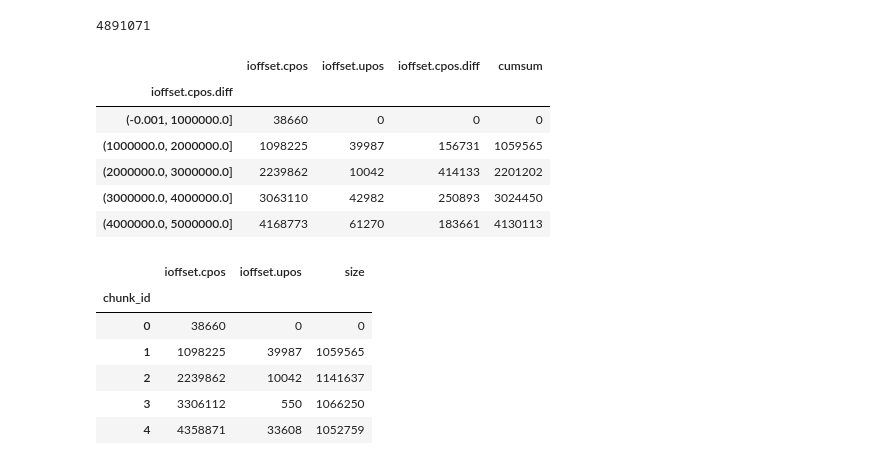
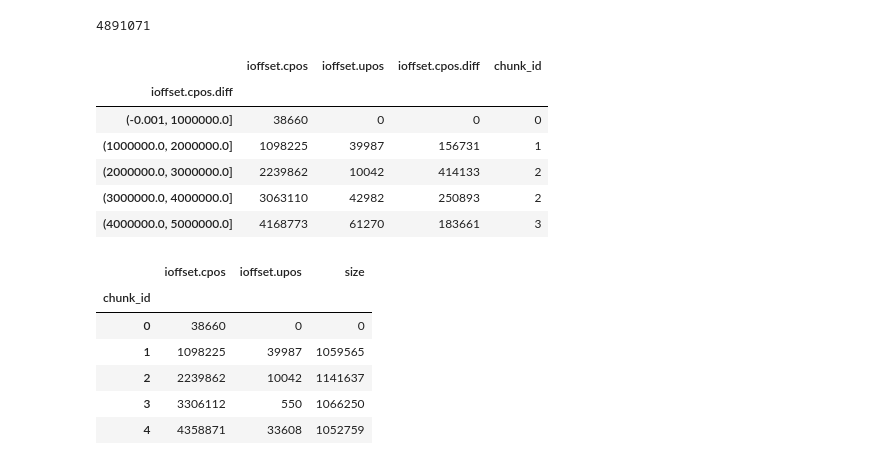
Before and after one commit to abdenlab/dask-ngs, a Jupyter notebook: src/dask_ngs/bench.ipynb, the cells around one changed output. Cells and saved outputs as stored; diff of their text form; code cells hidden in the pictures.

```diff
--- a/src/dask_ngs/bench.ipynb
+++ b/src/dask_ngs/bench.ipynb
@@ -256,20 +342,20 @@ cumsum.max()
 # %%
 import itertools
 #itertools.count(0, step=1_000_000)
-#cut = pd.cut(cumsum, range(0,math.ceil(cumsum.max() / 1_000_000) * 1_000_000 + 1,1_000_000), include_lowest=True)
-cut = pd.cut(cumsum, [0, 1_000_000, 2_000_000, 3_000_000, 4_000_000, 5_000_000], include_lowest=True)
+cut = pd.cut(cumsum, range(0,math.ceil(cumsum.max() / 1_000_000) * 1_000_000 + 1,1_000_000), include_lowest=True)
+#cut = pd.cut(cumsum, [0, 1_000_000, 2_000_000, 3_000_000, 4_000_000, 5_000_000], include_lowest=True)
 cut
 
 chunkids = offsets_uniq.groupby(cut).first()
 chunkids
 # %% [output]
-|  | ioffset.cpos | ioffset.upos | ioffset.cpos.diff | cumsum |
+|  | ioffset.cpos | ioffset.upos | ioffset.cpos.diff | chunk_id |
 | ioffset.cpos.diff |  |  |  |  |
 | (-0.001, 1000000.0] | 38660 | 0 | 0 | 0 |
-| (1000000.0, 2000000.0] | 1098225 | 39987 | 156731 | 1059565 |
-| (2000000.0, 3000000.0] | 2239862 | 10042 | 414133 | 2201202 |
-| (3000000.0, 4000000.0] | 3063110 | 42982 | 250893 | 3024450 |
-| (4000000.0, 5000000.0] | 4168773 | 61270 | 183661 | 4130113 |
+| (1000000.0, 2000000.0] | 1098225 | 39987 | 156731 | 1 |
+| (2000000.0, 3000000.0] | 2239862 | 10042 | 414133 | 2 |
+| (3000000.0, 4000000.0] | 3063110 | 42982 | 250893 | 2 |
+| (4000000.0, 5000000.0] | 4168773 | 61270 | 183661 | 3 |
 # %%
 bai, n_no_coor = read_bai('example.bam.bai')
 offsets = bai[0]["ioffsets"]
```
Also changed, not shown: parts of 4 cells of this notebook.
